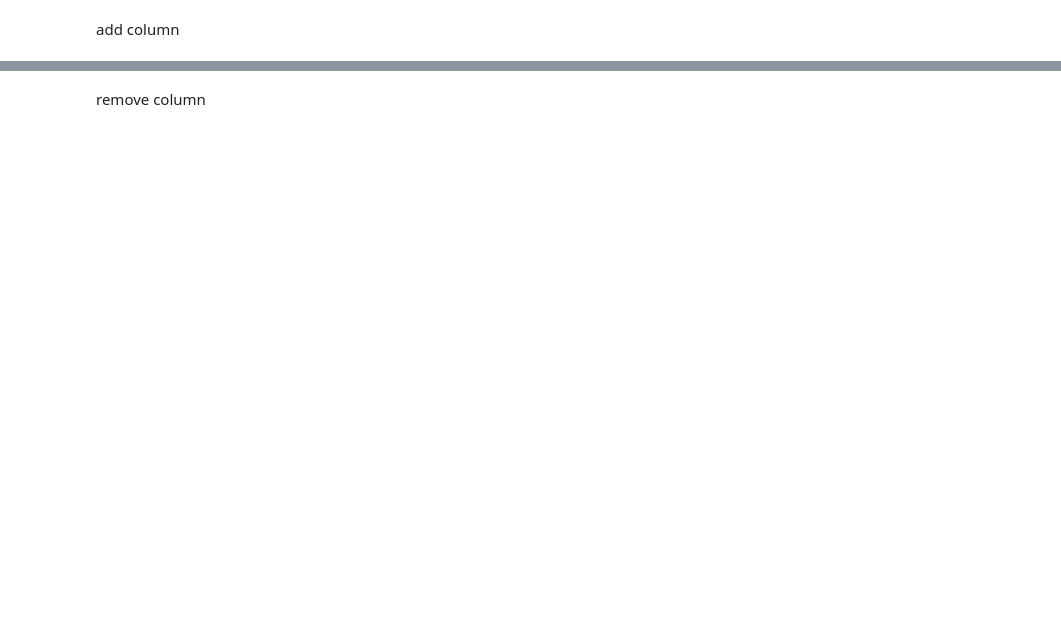
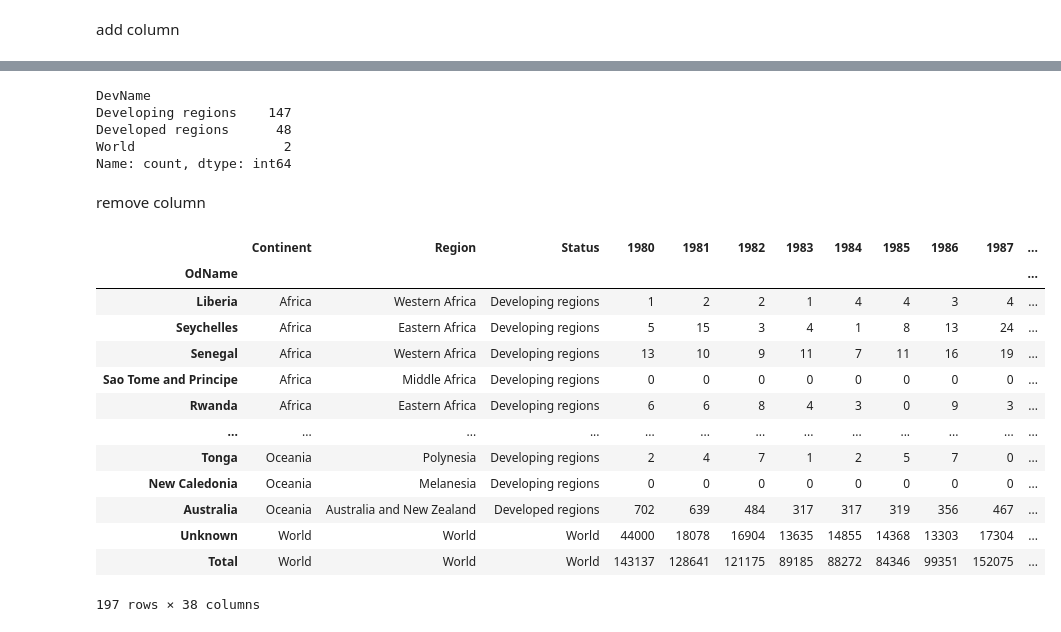
Before and after one commit to LAKSHMIPRIYA00/DATA-ANALYTICS, a Jupyter notebook: analysis/analysis1.ipynb, the cells around one changed output, grey strips where cells are left out. Drawn from its saved outputs; the diff is of its cells as text; code cells hidden in the pictures; blank space fills up the shorter version.

```diff
--- a/analysis/analysis1.ipynb
+++ b/analysis/analysis1.ipynb
@@ -129,4 +501,4 @@ Canada[years].sum(axis=1) # total immigration for each country
 # %%
-Canada['Total']=Canada[years].sum(axix=1) # a new column total will be addeded to end of the Dataframe
+Canada['Total']=Canada[years].sum(axis=1) # a new column total will be addeded to end of the Dataframe
 # %%
 Canada.head(2)
@@ -135,9 +522,30 @@ Canada['AreaName'].value_counts()
 # %%
 Canada['DevName'].value_counts()
+# %% [output]
+DevName
+Developing regions    147
+Developed regions      48
+World                   2
+Name: count, dtype: int64
 # %% [markdown]
 remove column
 # %%
-#cols_to_drop = ['Type','Coverage','AREA','REG','DEV']
-#Canada.drop(columns=cols_to_drop,inplace=True)
-#Canada
+cols_to_drop = ['Type','Coverage','AREA','REG','DEV']
+Canada.drop(columns=cols_to_drop,inplace=True)
+Canada
+# %% [output]
+|  | Continent | Region | Status | 1980 | 1981 | 1982 | 1983 | 1984 | 1985 | 1986 | 1987 | ... |
+| OdName |  |  |  |  |  |  |  |  |  |  |  | ... |
+| Liberia | Africa | Western Africa | Developing regions | 1 | 2 | 2 | 1 | 4 | 4 | 3 | 4 | ... |
+| Seychelles | Africa | Eastern Africa | Developing regions | 5 | 15 | 3 | 4 | 1 | 8 | 13 | 24 | ... |
+| Senegal | Africa | Western Africa | Developing regions | 13 | 10 | 9 | 11 | 7 | 11 | 16 | 19 | ... |
+| Sao Tome and Principe | Africa | Middle Africa | Developing regions | 0 | 0 | 0 | 0 | 0 | 0 | 0 | 0 | ... |
+| Rwanda | Africa | Eastern Africa | Developing regions | 6 | 6 | 8 | 4 | 3 | 0 | 9 | 3 | ... |
+| ... | ... | ... | ... | ... | ... | ... | ... | ... | ... | ... | ... | ... |
+| Tonga | Oceania | Polynesia | Developing regions | 2 | 4 | 7 | 1 | 2 | 5 | 7 | 0 | ... |
+| New Caledonia | Oceania | Melanesia | Developing regions | 0 | 0 | 0 | 0 | 0 | 0 | 0 | 0 | ... |
+| Australia | Oceania | Australia and New Zealand | Developed regions | 702 | 639 | 484 | 317 | 317 | 319 | 356 | 467 | ... |
+| Unknown | World | World | World | 44000 | 18078 | 16904 | 13635 | 14855 | 14368 | 13303 | 17304 | ... |
+| Total | World | World | World | 143137 | 128641 | 121175 | 89185 | 88272 | 84346 | 99351 | 152075 | ... |
+197 rows × 38 columns
 # %%
```
Also changed, not shown: parts of 65 cells of this notebook, 1 other file.
